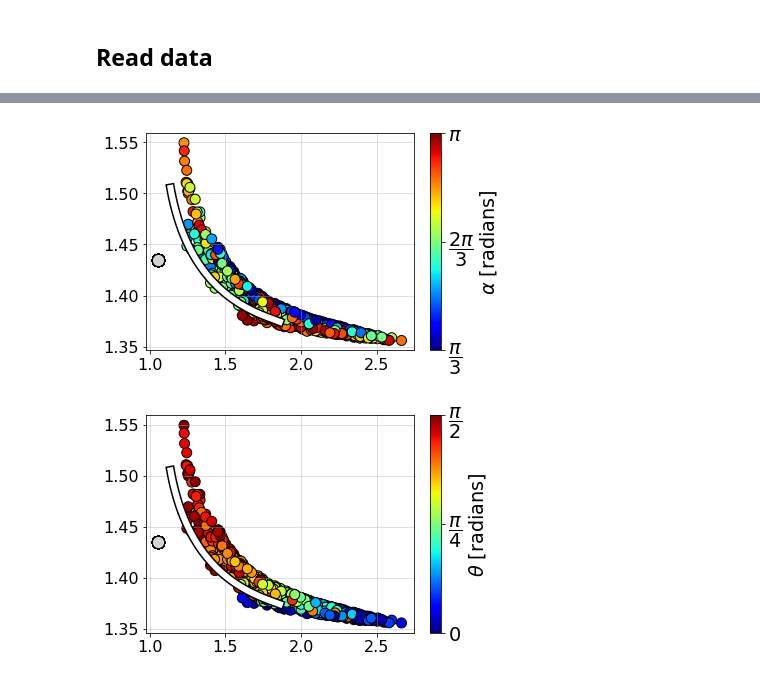
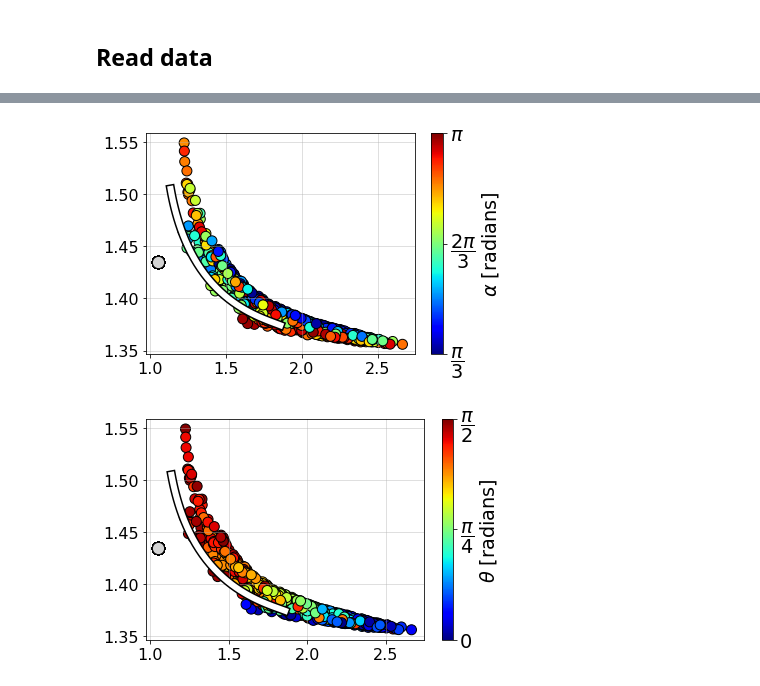
Before and after one commit to laltman2/Dimer_HVM, a Jupyter notebook: reviewer_supplements.ipynb, the cells around one changed output, grey strips where cells are left out. Saved outputs shown, nothing was run; the diff lists cells and outputs as text; code cells hidden in the pictures.

```diff
--- a/reviewer_supplements.ipynb
+++ b/reviewer_supplements.ipynb
@@ -61,38 +62,33 @@ fig.savefig('figures/rho_z_error01.png')
 # %%
 fig, ax = plt.subplots()
 ax.scatter(2*a_p, n_p, color='lightgray', ec='k', s=150, label='Monomer')
-#ct = ax.scatter(td_fit, tn_fit, s=100, c=ttheta, cmap = 'jet',  ec='black', vmin=0, vmax=np.pi/2, zorder=1)
 ct = ax.scatter(td_fit, tn_fit, s=100, c=talpha, cmap = 'jet',  ec='black', vmin=np.pi/3, vmax=np.pi, zorder=1)
 ax.plot(d_m, n_m, c='white', linewidth=6, zorder=10, linestyle='-', label='Dimers')
 ax.plot(d_m, n_m, c='black', linewidth=9, zorder=9, linestyle='-')
-#cb = fig.colorbar(ct, ax=ax, ticks=[0, np.pi/4, np.pi/2])
 cb= fig.colorbar(ct, ax=ax, ticks =[np.pi/3, np.pi*2/3, np.pi])
 cb.set_label(r'$\alpha$ [radians]')
 cb.ax.set_yticklabels([r'$\dfrac{\pi}{3}$', r'$\dfrac{2\pi}{3}$', r'$\pi$'])
-#cb.ax.set_yticklabels(['0', r'$\dfrac{\pi}{4}$', r'$\dfrac{\pi}{2}$'])
 cb.ax.tick_params(labelsize='large')
-#ax.legend()
 ax.grid(alpha=0.5)
+fig.tight_layout()
 
 fig.savefig('figures/trimer_alpha_compare02.png')
 # %% [output]
-[figure, old version]
+[figure, new version]
 # %%
 fig, ax = plt.subplots()
 ax.scatter(2*a_p, n_p, color='lightgray', ec='k', s=150, label='Monomer')
 ct = ax.scatter(td_fit, tn_fit, s=100, c=ttheta, cmap = 'jet',  ec='black', vmin=0, vmax=np.pi/2, zorder=1)
-#ct = ax.scatter(td_fit, tn_fit, s=100, c=talpha, cmap = 'jet',  ec='black', vmin=np.pi/3, vmax=np.pi, zorder=1)
 ax.plot(d_m, n_m, c='white', linewidth=6, zorder=10, linestyle='-', label='Dimers')
 ax.plot(d_m, n_m, c='black', linewidth=9, zorder=9, linestyle='-')
 cb = fig.colorbar(ct, ax=ax, ticks=[0, np.pi/4, np.pi/2])
-#cb= fig.colorbar(ct, ax=ax, ticks =[np.pi/3, np.pi*2/3, np.pi])
 cb.set_label(r'$\theta$ [radians]')
-#cb.ax.set_yticklabels([r'$\dfrac{\pi}{3}$', r'$\dfrac{2\pi}{3}$', r'$\pi$'])
 cb.ax.set_yticklabels(['0', r'$\dfrac{\pi}{4}$', r'$\dfrac{\pi}{2}$'])
 cb.ax.tick_params(labelsize='large')
-#ax.legend()
+
 ax.grid(alpha=0.5)
+fig.tight_layout()
 
 fig.savefig('figures/trimer_theta_compare01.png')
 # %% [output]
-[figure, old version]
+[figure, new version]
```
Also changed, not shown: parts of 1 cell of this notebook, 3 other files.
